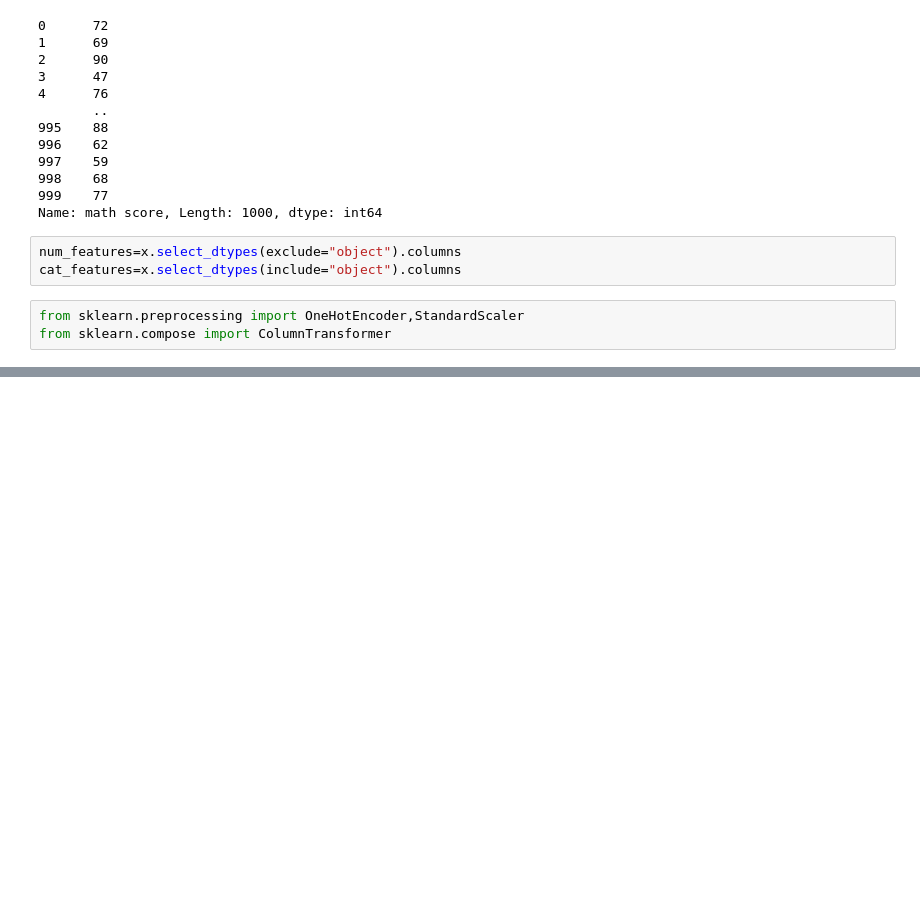
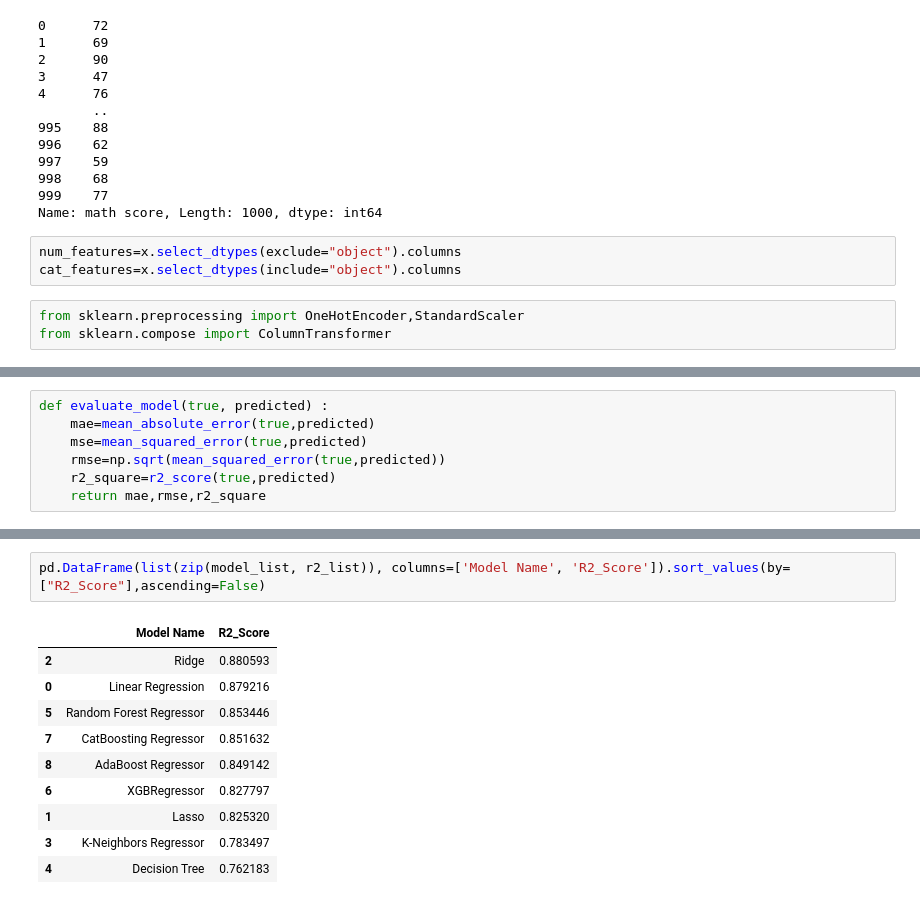
Before and after one commit to yasheeloyalka/mlproject, a Jupyter notebook: src/notebook/data/Model Training.ipynb, the cells around one changed output, grey strips where cells are left out. Drawn from its saved outputs; the diff is of its cells as text; blank space fills up the shorter version.

```diff
--- a/src/notebook/data/Model Training.ipynb
+++ b/src/notebook/data/Model Training.ipynb
@@ -65,0 +105,7 @@ from sklearn.compose import ColumnTransformer
+# %%
+def evaluate_model(true, predicted) :
+    mae=mean_absolute_error(true,predicted)
+    mse=mean_squared_error(true,predicted)
+    rmse=np.sqrt(mean_squared_error(true,predicted))
+    r2_square=r2_score(true,predicted)
+    return mae,rmse,r2_square
@@ -65,0 +182,13 @@ from sklearn.compose import ColumnTransformer
+# %%
+pd.DataFrame(list(zip(model_list, r2_list)), columns=['Model Name', 'R2_Score']).sort_values(by=["R2_Score"],ascending=False)
+# %% [output]
+|  | Model Name | R2_Score |
+| 2 | Ridge | 0.880593 |
+| 0 | Linear Regression | 0.879216 |
+| 5 | Random Forest Regressor | 0.853446 |
+| 7 | CatBoosting Regressor | 0.851632 |
+| 8 | AdaBoost Regressor | 0.849142 |
+| 6 | XGBRegressor | 0.827797 |
+| 1 | Lasso | 0.825320 |
+| 3 | K-Neighbors Regressor | 0.783497 |
+| 4 | Decision Tree | 0.762183 |
```
Also changed, not shown: parts of 13 cells of this notebook, 4 other files.
